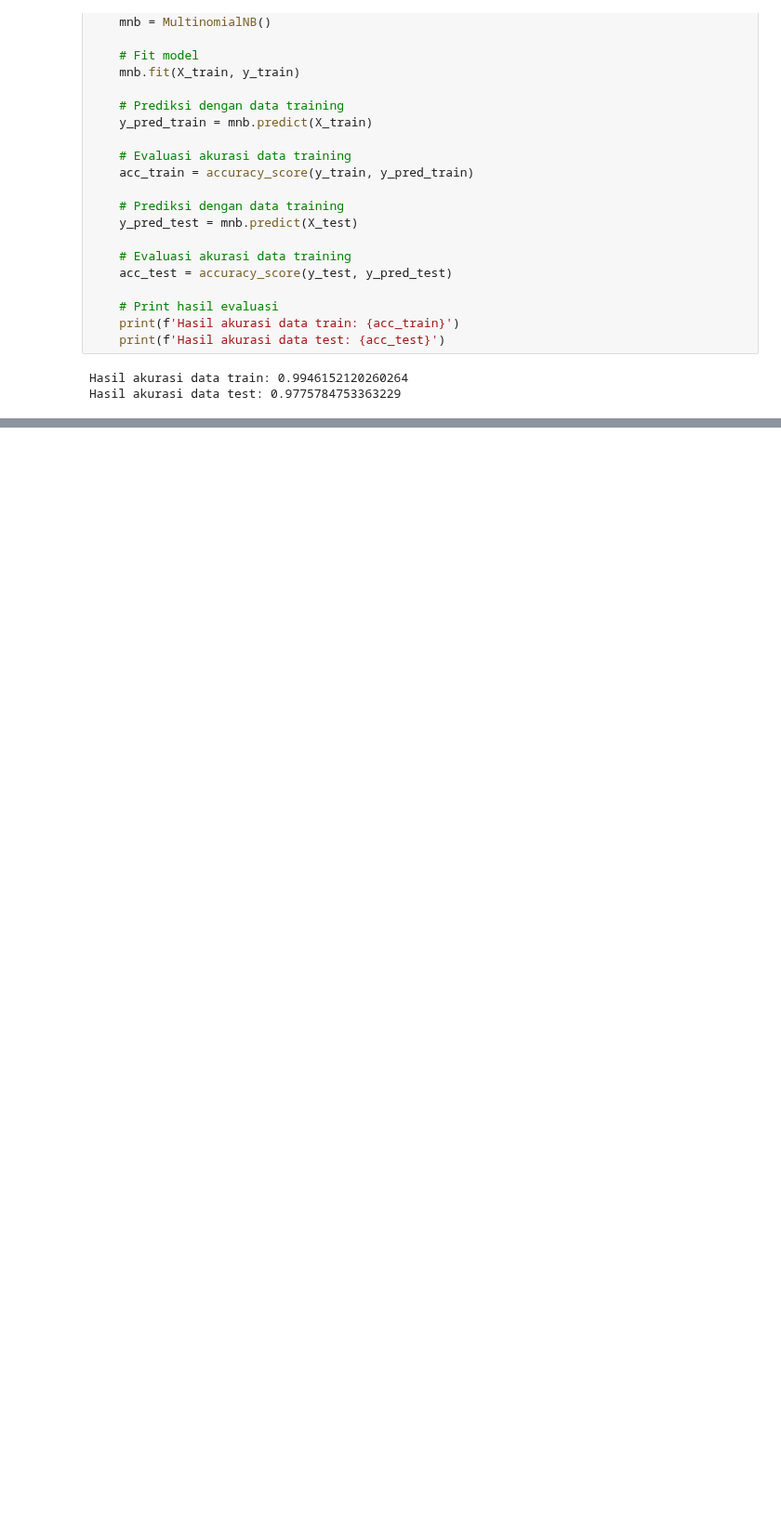
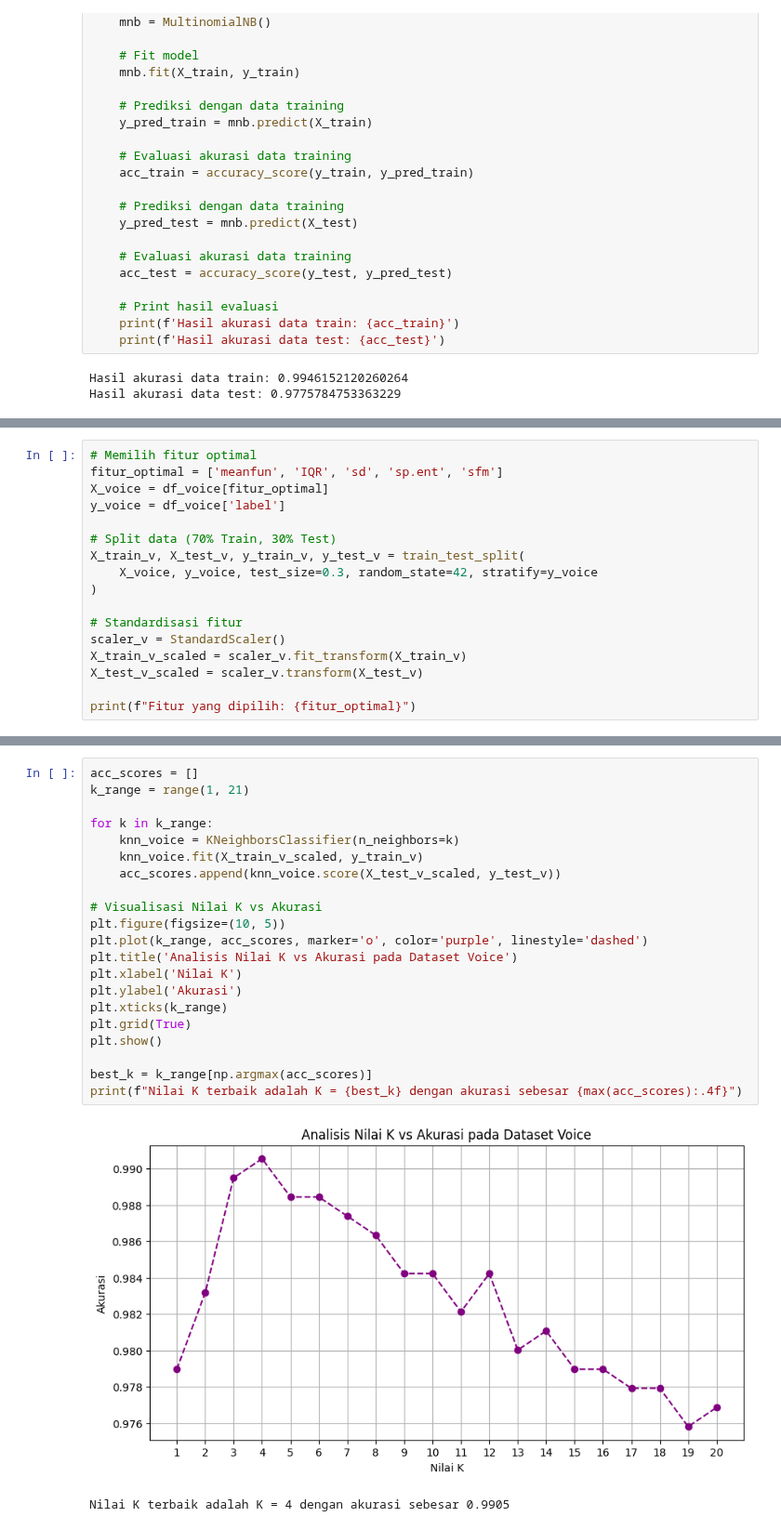
Before and after one commit to Marcel-12345/MachineLearning, a Jupyter notebook: TG9_244107020141_AnselmusMarcelPutraAndria.ipynb, the cells around one changed output, grey strips where cells are left out. Shown at 93% size. Saved outputs shown, nothing was run; the diff lists cells and outputs as text; blank space fills up the shorter version.

```diff
--- a/TG9_244107020141_AnselmusMarcelPutraAndria.ipynb
+++ b/TG9_244107020141_AnselmusMarcelPutraAndria.ipynb
@@ -422,0 +479,17 @@ Hasil akurasi data test: 0.9775784753363229
+# %%
+# Memilih fitur optimal
+fitur_optimal = ['meanfun', 'IQR', 'sd', 'sp.ent', 'sfm']
+X_voice = df_voice[fitur_optimal]
+y_voice = df_voice['label']
+
+# Split data (70% Train, 30% Test)
+X_train_v, X_test_v, y_train_v, y_test_v = train_test_split(
+    X_voice, y_voice, test_size=0.3, random_state=42, stratify=y_voice
+)
+
+# Standardisasi fitur
+scaler_v = StandardScaler()
+X_train_v_scaled = scaler_v.fit_transform(X_train_v)
+X_test_v_scaled = scaler_v.transform(X_test_v)
+
+print(f"Fitur yang dipilih: {fitur_optimal}")
@@ -422,0 +501,24 @@ Hasil akurasi data test: 0.9775784753363229
+# %%
+acc_scores = []
+k_range = range(1, 21)
+
+for k in k_range:
+    knn_voice = KNeighborsClassifier(n_neighbors=k)
+    knn_voice.fit(X_train_v_scaled, y_train_v)
+    acc_scores.append(knn_voice.score(X_test_v_scaled, y_test_v))
+
+# Visualisasi Nilai K vs Akurasi
+plt.figure(figsize=(10, 5))
+plt.plot(k_range, acc_scores, marker='o', color='purple', linestyle='dashed')
+plt.title('Analisis Nilai K vs Akurasi pada Dataset Voice')
+plt.xlabel('Nilai K')
+plt.ylabel('Akurasi')
+plt.xticks(k_range)
+plt.grid(True)
+plt.show()
+
+best_k = k_range[np.argmax(acc_scores)]
+print(f"Nilai K terbaik adalah K = {best_k} dengan akurasi sebesar {max(acc_scores):.4f}")
+# %% [output]
+[figure, added]
+Nilai K terbaik adalah K = 4 dengan akurasi sebesar 0.9905
```
Also changed, not shown: parts of 14 cells of this notebook.
